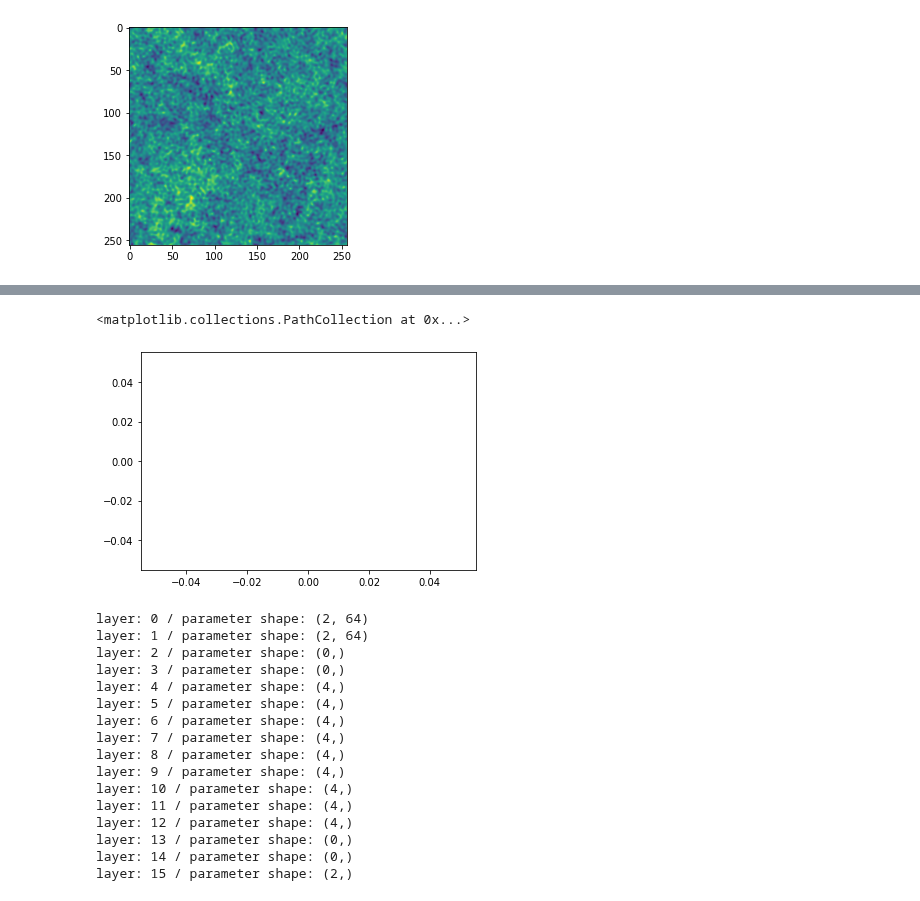
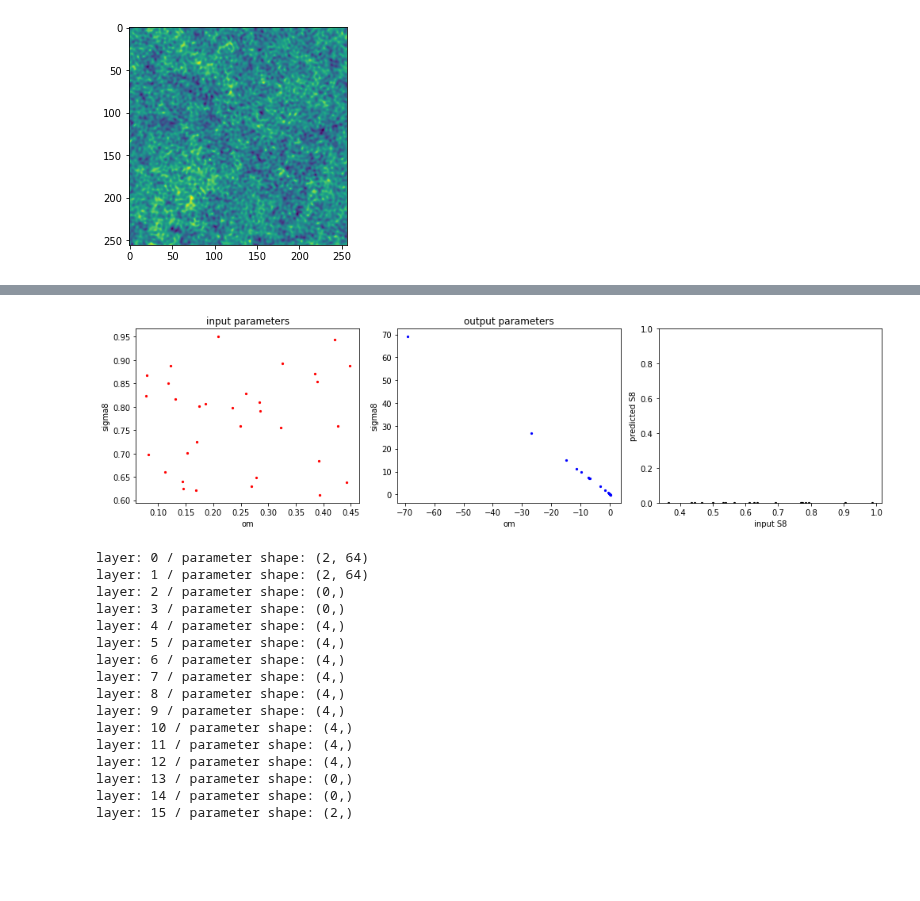
Before and after one commit to liuxx479/Outlier, a Jupyter notebook: notebooks/ResNet_JAX.ipynb, the cells around one changed output, grey strips where cells are left out. Cells and saved outputs as stored; diff of their text form; code cells hidden in the pictures; blank space fills up the shorter version.

Commit message:
file save test pass

```diff
--- a/notebooks/ResNet_JAX.ipynb
+++ b/notebooks/ResNet_JAX.ipynb
@@ -144,7 +143,7 @@ num_steps = 100
 init_fun, predict_fun = ResNet50(num_classes)
 _, init_params = init_fun(rng_key, input_shape)
 
-step_size = 0.1
+step_size = 0.05
 opt_init, opt_update, get_params = optimizers.adam(step_size) ##### seems to work
 # opt_init, opt_update, get_params = optimizers.adagrad(step_size) #### seems to work
 # opt_init, opt_update, get_params = optimizers.sgd(step_size) ### doesn't work
@@ -158,16 +157,17 @@ def update(i, opt_state, batch):
 
 opt_state = opt_init(init_params)
 
-num_steps = 50
+num_steps = 5000
 for epoch in range(num_steps):
   start_time = time.time()
 
   this_batch=next(batches)
   opt_state = update(i, opt_state, this_batch)
-  epoch_time = time.time() - start_time
 
-  test_params = get_params(opt_state)
-  train_loss = loss(test_params, this_batch)
-  test_loss = loss(test_params, test_batch)
-  print("Epoch {} in {:0.2f}s, train loss: {:0.2f}, test loss: {:0.2f}".format(epoch, epoch_time, train_loss, test_loss))
+  if epoch%10: ## print out every 10 epochs
+    epoch_time = time.time() - start_time
+    test_NNparams = get_params(opt_state)
+    train_loss = loss(test_NNparams, this_batch)
+    test_loss = loss(test_NNparams, test_batch)
+    print("Epoch {} in {:0.2f}s, train loss: {:0.2f}, test loss: {:0.2f}".format(epoch, epoch_time, train_loss, test_loss))
 # %% [output]
@@ -220,7 +198,31 @@ Epoch 49 in 0.03s, train loss: 628395.38, test loss: 8720949.00
-# %%
-scatter(S8_gen(test_params), S8_gen(pred_params))
-# %% [output]
-<matplotlib.collections.PathCollection at 0x...>
-[figure, removed]
+# %%
+########### test generator output shape - pass
+final_NNparams = get_params(opt_state)
+np.save(model_path+'resnet_params_{:.0f}epochs_{:.2f}stepsize.npy'.format(epoch+1, step_size), final_NNparams)
+
+predictions = predict_fun(final_NNparams, kappa_map)
+# %%
+true_s8=S8_gen(params_input)
+pred_s8=S8_gen(predictions)
+
+figure(figsize=(14,4))
+subplot(1,3,1)
+scatter(params_input.T[0], params_input.T[1],color='r',s=5)
+title('input parameters')
+xlabel('om')
+ylabel('sigma8')
+subplot(1,3,2)
+scatter(predictions.T[0], predictions.T[1],color='b',s=5)
+title('output parameters')
+xlabel('om')
+ylabel('sigma8')
+subplot(1,3,3)
+scatter(true_s8, pred_s8, s=5,color='k')
+xlabel('input S8')
+ylabel('predicted S8')
+# ylim(0,1)
+plt.tight_layout()
+# %% [output]
+[figure, added]
 # %%
 ############ check  parameter shape
```
Also changed, not shown: parts of 4 cells of this notebook.
